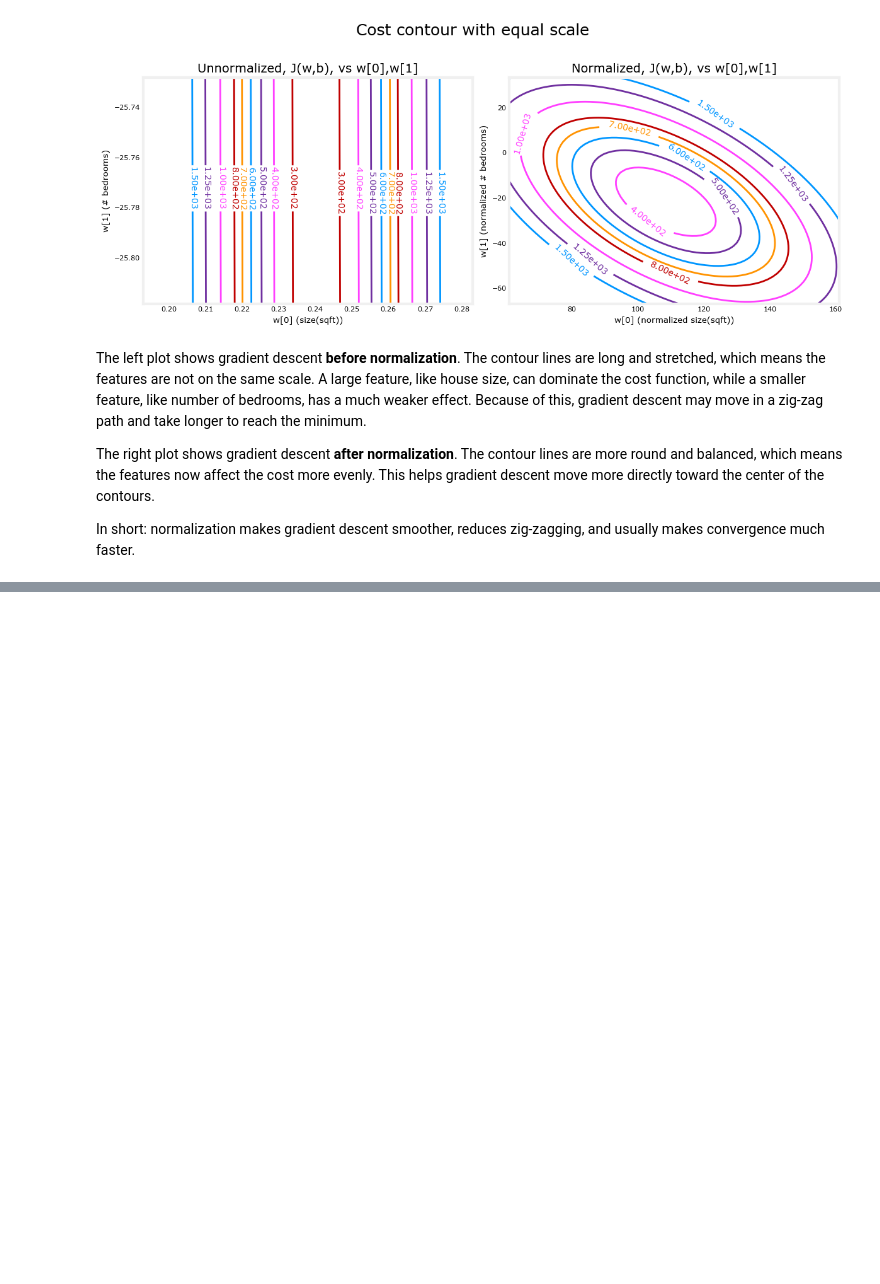
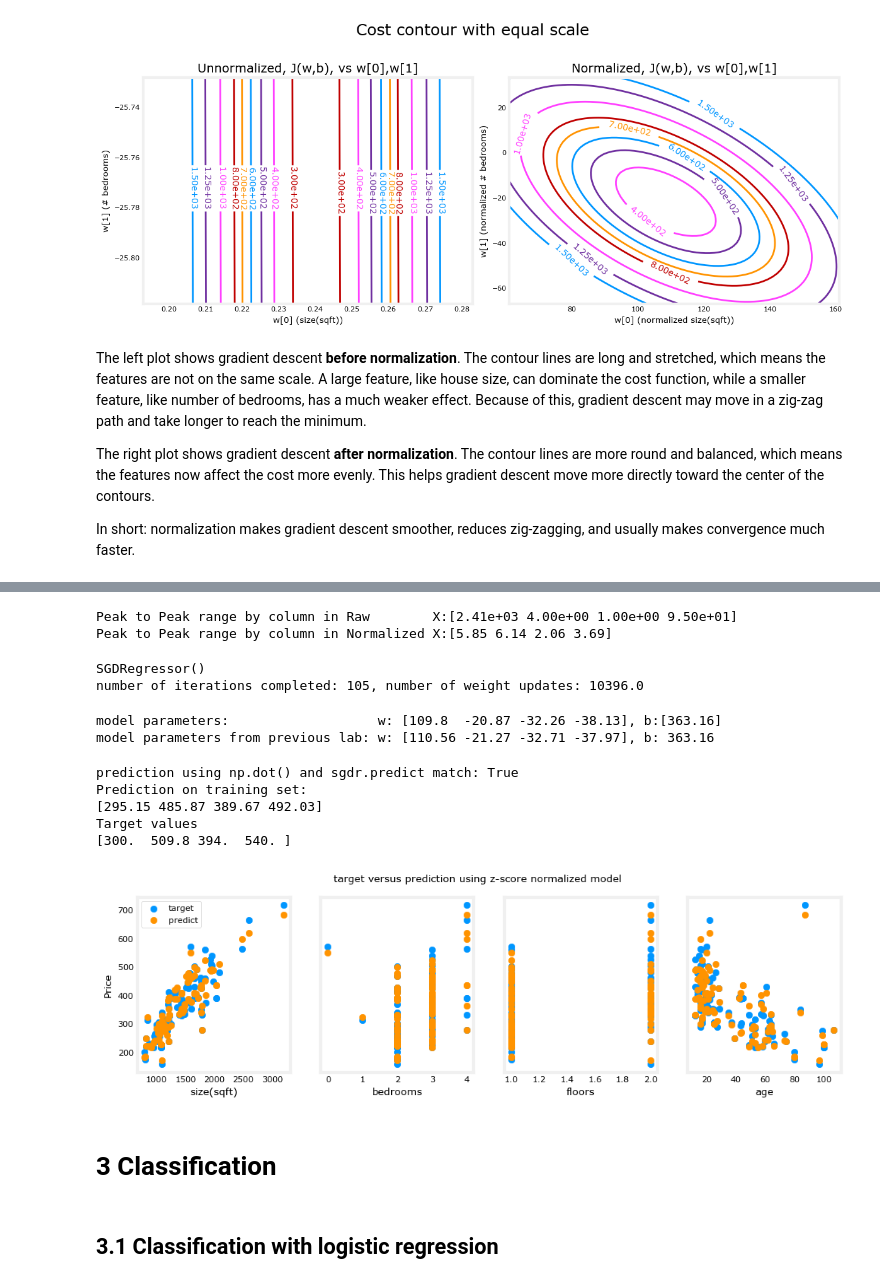
Before and after one commit to Mohamad-Hisham/Supervised-ML-Regression-and-Classification, a Jupyter notebook: Supervised ML Regression and Classification.ipynb, the cells around one changed output, grey strips where cells are left out. Cells and saved outputs as stored; diff of their text form; code cells hidden in the pictures; blank space fills up the shorter version.

Commit message:
classification and overfitting

```diff
--- a/Supervised ML Regression and Classification.ipynb
+++ b/Supervised ML Regression and Classification.ipynb
@@ -2294,0 +2309,55 @@ In short: normalization makes gradient descent smoother, reduces zig-zagging, an
+# %%
+scaler = StandardScaler()
+X_norm = scaler.fit_transform(X_train)
+print(f"Peak to Peak range by column in Raw        X:{np.ptp(X_train,axis=0)}")
+print(f"Peak to Peak range by column in Normalized X:{np.ptp(X_norm,axis=0)}")
+# %% [output]
+Peak to Peak range by column in Raw        X:[2.41e+03 4.00e+00 1.00e+00 9.50e+01]
+Peak to Peak range by column in Normalized X:[5.85 6.14 2.06 3.69]
+# %%
+sgdr = SGDRegressor(max_iter=1000)
+sgdr.fit(X_norm, y_train)
+print(sgdr)
+print(f"number of iterations completed: {sgdr.n_iter_}, number of weight updates: {sgdr.t_}")
+# %% [output]
+SGDRegressor()
+number of iterations completed: 105, number of weight updates: 10396.0
+# %%
+b_norm = sgdr.intercept_
+w_norm = sgdr.coef_
+print(f"model parameters:                   w: {w_norm}, b:{b_norm}")
+print( "model parameters from previous lab: w: [110.56 -21.27 -32.71 -37.97], b: 363.16")
+# %% [output]
+model parameters:                   w: [109.8  -20.87 -32.26 -38.13], b:[363.16]
+model parameters from previous lab: w: [110.56 -21.27 -32.71 -37.97], b: 363.16
+# %%
+# make a prediction using sgdr.predict()
+y_pred_sgd = sgdr.predict(X_norm)
+# make a prediction using w,b.
+y_pred = np.dot(X_norm, w_norm) + b_norm
+print(f"prediction using np.dot() and sgdr.predict match: {(y_pred == y_pred_sgd).all()}")
+
+print(f"Prediction on training set:\n{y_pred[:4]}" )
+print(f"Target values \n{y_train[:4]}")
+# %% [output]
+prediction using np.dot() and sgdr.predict match: True
+Prediction on training set:
+[295.15 485.87 389.67 492.03]
+Target values
+[300.  509.8 394.  540. ]
+# %%
+# plot predictions and targets vs original features
+fig,ax=plt.subplots(1,4,figsize=(12,3),sharey=True)
+for i in range(len(ax)):
+    ax[i].scatter(X_train[:,i],y_train, label = 'target')
+    ax[i].set_xlabel(X_features[i])
+    ax[i].scatter(X_train[:,i],y_pred,color=dlc["dlorange"], label = 'predict')
+ax[0].set_ylabel("Price"); ax[0].legend();
+fig.suptitle("target versus prediction using z-score normalized model")
+plt.show()
+# %% [output]
+[figure, added]
+# %% [markdown]
+# 3 Classification
+# %% [markdown]
+## 3.1 Classification with logistic regression
```
Also changed, not shown: parts of 58 cells of this notebook, 22 other files.
